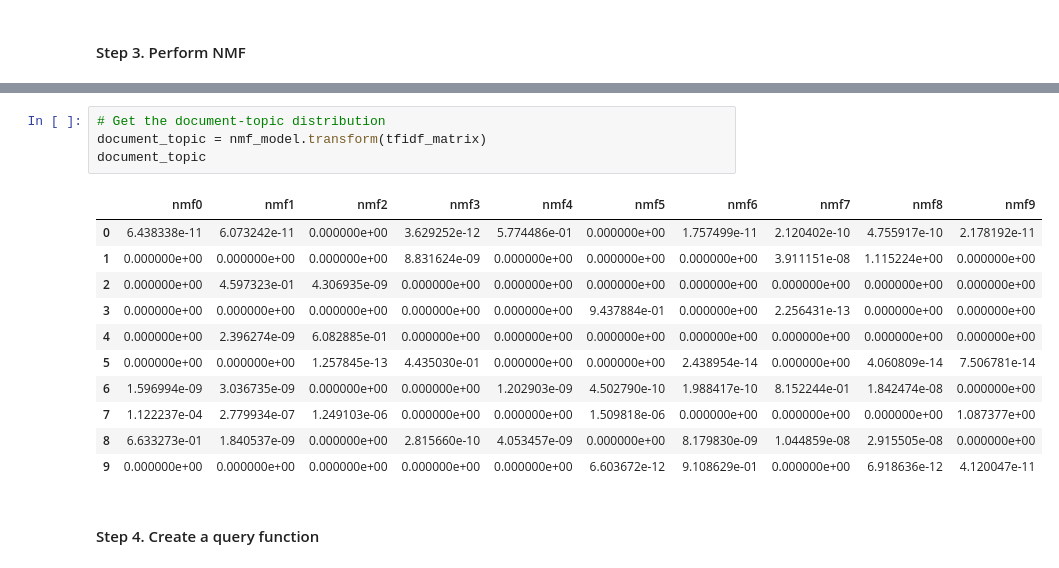
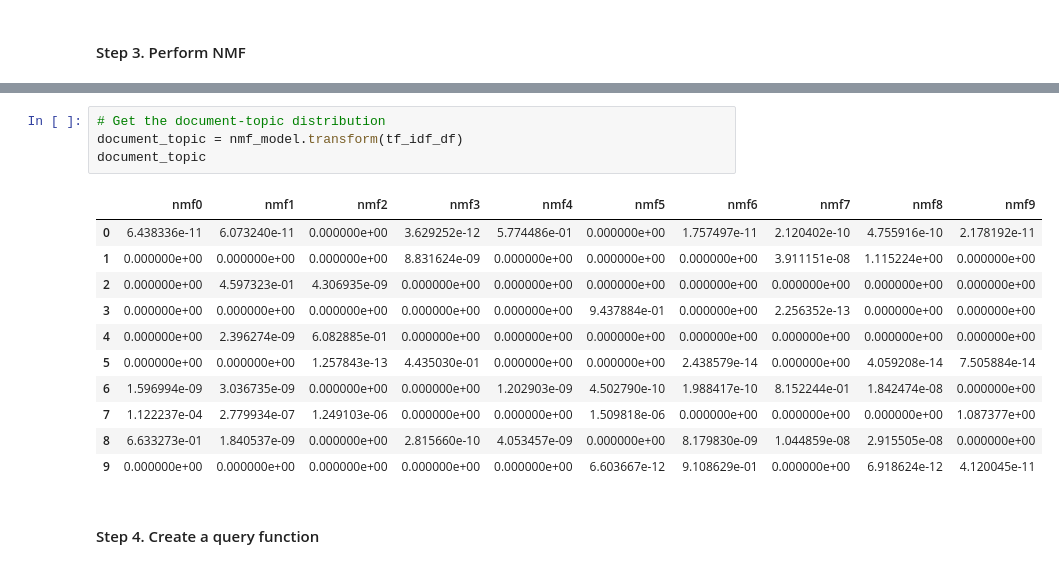
Before and after one commit to kibindy/DMW_Lab2, a Jupyter notebook: LT 8 Lab Report 2.ipynb, the cells around one changed output, grey strips where cells are left out. Cells and saved outputs as stored; diff of their text form.

```diff
--- a/LT 8 Lab Report 2.ipynb
+++ b/LT 8 Lab Report 2.ipynb
@@ -319,19 +319,19 @@ kerouacs truth seekers jack road writerwhose marathon map sessions san
 # %%
 # Get the document-topic distribution
-document_topic = nmf_model.transform(tfidf_matrix)
+document_topic = nmf_model.transform(tf_idf_df)
 document_topic
 # %% [output]
 |  | nmf0 | nmf1 | nmf2 | nmf3 | nmf4 | nmf5 | nmf6 | nmf7 | nmf8 | nmf9 |
-| 0 | 6.438338e-11 | 6.073242e-11 | 0.000000e+00 | 3.629252e-12 | 5.774486e-01 | 0.000000e+00 | 1.757499e-11 | 2.120402e-10 | 4.755917e-10 | 2.178192e-11 |
+| 0 | 6.438336e-11 | 6.073240e-11 | 0.000000e+00 | 3.629252e-12 | 5.774486e-01 | 0.000000e+00 | 1.757497e-11 | 2.120402e-10 | 4.755916e-10 | 2.178192e-11 |
 | 1 | 0.000000e+00 | 0.000000e+00 | 0.000000e+00 | 8.831624e-09 | 0.000000e+00 | 0.000000e+00 | 0.000000e+00 | 3.911151e-08 | 1.115224e+00 | 0.000000e+00 |
 | 2 | 0.000000e+00 | 4.597323e-01 | 4.306935e-09 | 0.000000e+00 | 0.000000e+00 | 0.000000e+00 | 0.000000e+00 | 0.000000e+00 | 0.000000e+00 | 0.000000e+00 |
-| 3 | 0.000000e+00 | 0.000000e+00 | 0.000000e+00 | 0.000000e+00 | 0.000000e+00 | 9.437884e-01 | 0.000000e+00 | 2.256431e-13 | 0.000000e+00 | 0.000000e+00 |
+| 3 | 0.000000e+00 | 0.000000e+00 | 0.000000e+00 | 0.000000e+00 | 0.000000e+00 | 9.437884e-01 | 0.000000e+00 | 2.256352e-13 | 0.000000e+00 | 0.000000e+00 |
 | 4 | 0.000000e+00 | 2.396274e-09 | 6.082885e-01 | 0.000000e+00 | 0.000000e+00 | 0.000000e+00 | 0.000000e+00 | 0.000000e+00 | 0.000000e+00 | 0.000000e+00 |
-| 5 | 0.000000e+00 | 0.000000e+00 | 1.257845e-13 | 4.435030e-01 | 0.000000e+00 | 0.000000e+00 | 2.438954e-14 | 0.000000e+00 | 4.060809e-14 | 7.506781e-14 |
+| 5 | 0.000000e+00 | 0.000000e+00 | 1.257843e-13 | 4.435030e-01 | 0.000000e+00 | 0.000000e+00 | 2.438579e-14 | 0.000000e+00 | 4.059208e-14 | 7.505884e-14 |
 | 6 | 1.596994e-09 | 3.036735e-09 | 0.000000e+00 | 0.000000e+00 | 1.202903e-09 | 4.502790e-10 | 1.988417e-10 | 8.152244e-01 | 1.842474e-08 | 0.000000e+00 |
 | 7 | 1.122237e-04 | 2.779934e-07 | 1.249103e-06 | 0.000000e+00 | 0.000000e+00 | 1.509818e-06 | 0.000000e+00 | 0.000000e+00 | 0.000000e+00 | 1.087377e+00 |
 | 8 | 6.633273e-01 | 1.840537e-09 | 0.000000e+00 | 2.815660e-10 | 4.053457e-09 | 0.000000e+00 | 8.179830e-09 | 1.044859e-08 | 2.915505e-08 | 0.000000e+00 |
-| 9 | 0.000000e+00 | 0.000000e+00 | 0.000000e+00 | 0.000000e+00 | 0.000000e+00 | 6.603672e-12 | 9.108629e-01 | 0.000000e+00 | 6.918636e-12 | 4.120047e-11 |
+| 9 | 0.000000e+00 | 0.000000e+00 | 0.000000e+00 | 0.000000e+00 | 0.000000e+00 | 6.603667e-12 | 9.108629e-01 | 0.000000e+00 | 6.918624e-12 | 4.120045e-11 |
 # %% [markdown]
 #### Step 4. Create a query function
 # %%
```
Also changed, not shown: parts of 5 cells of this notebook.
